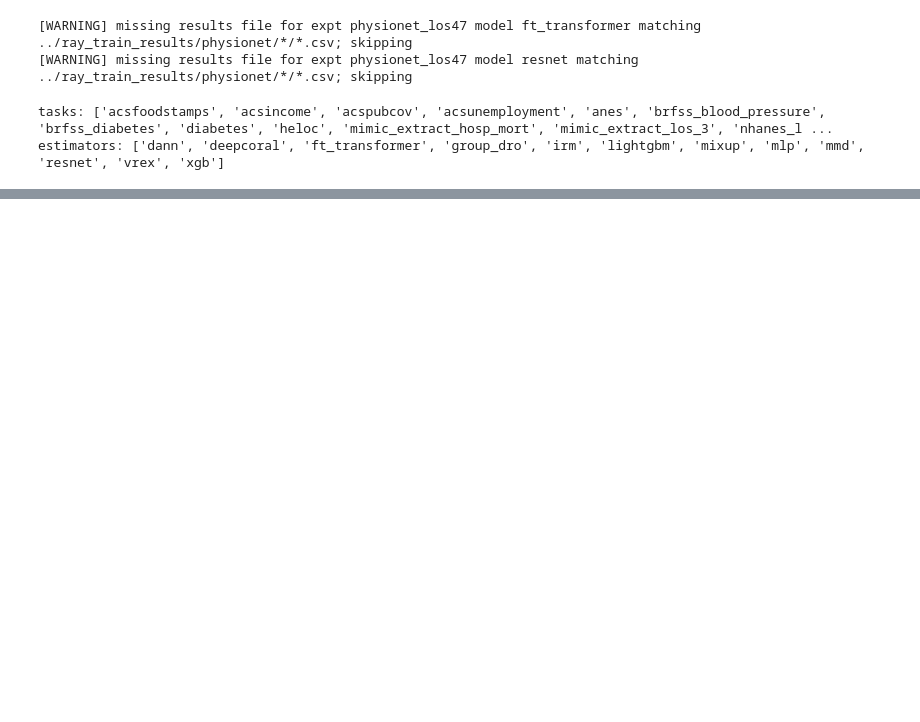
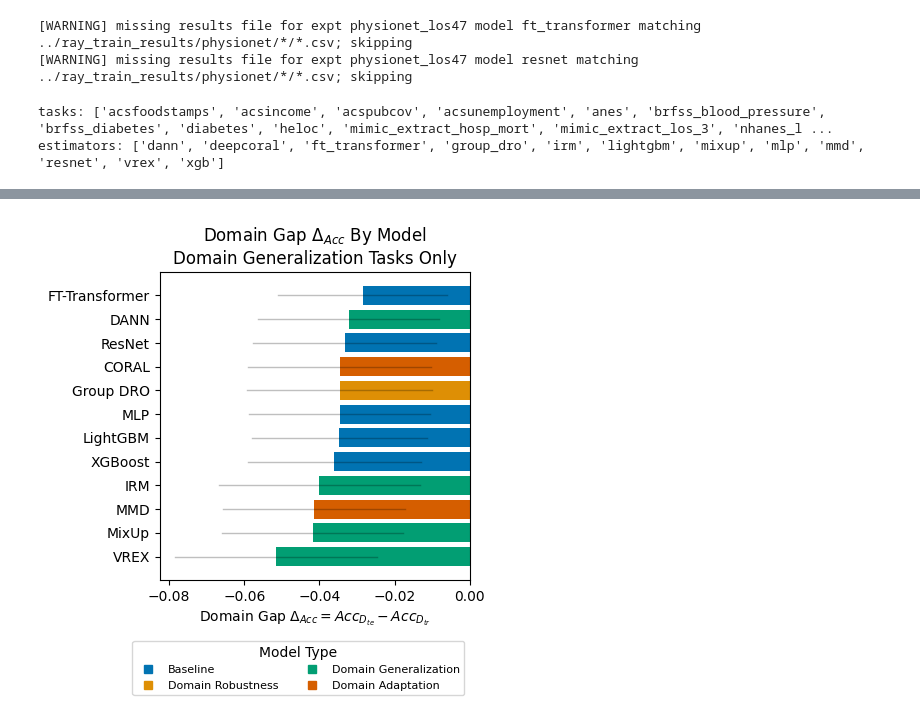
Before and after one commit to webzerg/tableshift, a Jupyter notebook: notebooks/tableshift_results.ipynb, the cells around one changed output, grey strips where cells are left out. Cells and saved outputs as stored; diff of their text form; code cells hidden in the pictures; blank space fills up the shorter version.

```diff
--- a/notebooks/tableshift_results.ipynb
+++ b/notebooks/tableshift_results.ipynb
@@ -151,0 +421,14 @@ re.search(f"{taskname_short}(.*)", f).group(1)
+# %%
+delta_acc_mean_and_vars = []  # list of (estimator, mean, variance) tuples
+
+for name,group in df[df.domain_generalization==True].groupby('estimator'):
+    valid_results = group.dropna(subset=['delta_acc_test', 'se_delta_acc'])
+    if not len(valid_results):
+        print(f"no valid results for {name}; skipping")
+    delta_acc_mean = group['delta_acc_test'].mean()
+
+    sum_of_squared_variances = group['se_delta_acc'].pow(2).sum()
+    delta_acc_sd = np.sqrt(sum_of_squared_variances).mean()
+    print(name)
+    print(f"delta_acc_mean: {delta_acc_mean}, delta_acc_sd: {delta_acc_sd}")
+    delta_acc_mean_and_vars.append((name, delta_acc_mean, delta_acc_sd))
@@ -151,0 +453,29 @@ re.search(f"{taskname_short}(.*)", f).group(1)
+# %%
+delta_acc_df = pd.DataFrame(delta_acc_mean_and_vars, columns=['estimator', 'delta_acc_mean', 'delta_acc_sd']).sort_values('delta_acc_mean').reset_index()
+
+fig, ax = plt.subplots(1,1,figsize=FIGSIZE)
+
+
+for i, row in delta_acc_df.iterrows():
+    delta_mean, delta_std =  row['delta_acc_mean'], row['delta_acc_sd']
+    ax.plot([delta_mean - delta_std, delta_mean+delta_std], [i,i],  color='black', alpha=0.25, linewidth=1) # vertical bars
+    est = row['estimator']
+    ax.barh(i, delta_mean, color=get_estimator_color(est))
+
+
+keys = estimator_markers.keys()
+if tasks_meta.loc[task, 'domain_generalization'] == False:
+    keys = list(set(keys) - set(DOMAIN_GENERALIZATION_MODEL_NAMES))
+labels = estimator_type_colors.keys()
+
+handles = [_proxy_artist("s",  c)  for c in estimator_type_colors.values()]
+
+ax.legend(handles, labels, title='Model Type', fontsize=8,
+         bbox_to_anchor=(1, -0.18), ncols=2)
+
+ax.set_yticks(delta_acc_df.index.values, [estimator_titles[e] for e in delta_acc_df.estimator])
+ax.set_xlabel("Domain Gap $\Delta_{Acc} = Acc_{D_{te}} - Acc_{D_{tr}}$")
+_ = ax.set_title("Domain Gap $\Delta_{Acc}$ By Model\nDomain Generalization Tasks Only")
+plt.savefig(os.path.join(img_dir, "delta_acc_by_model.pdf"), bbox_inches='tight')
+# %% [output]
+[figure, added]
```
Also changed, not shown: parts of 24 cells of this notebook, 2 other files.
